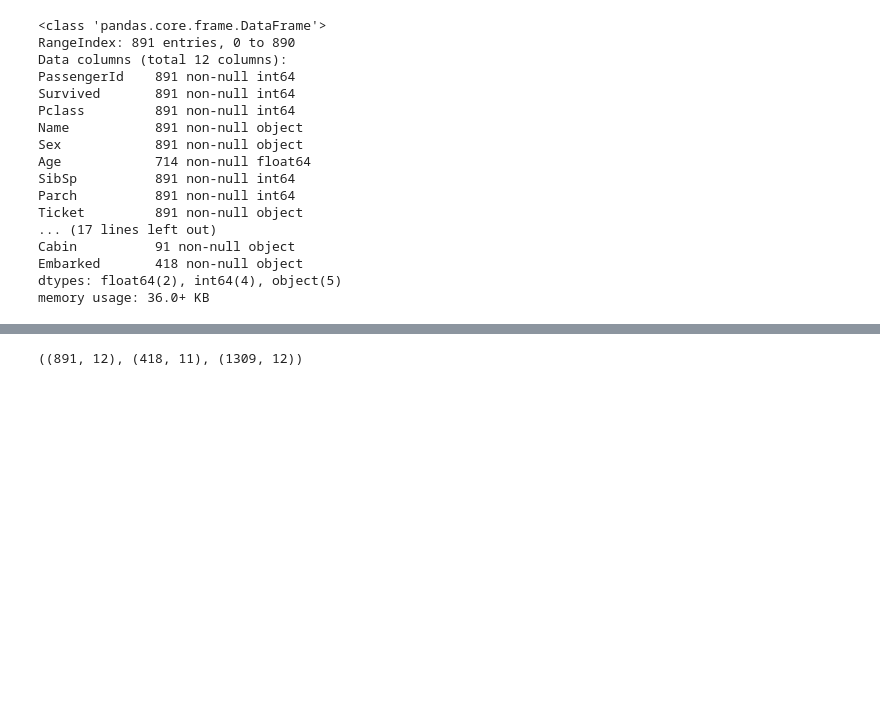
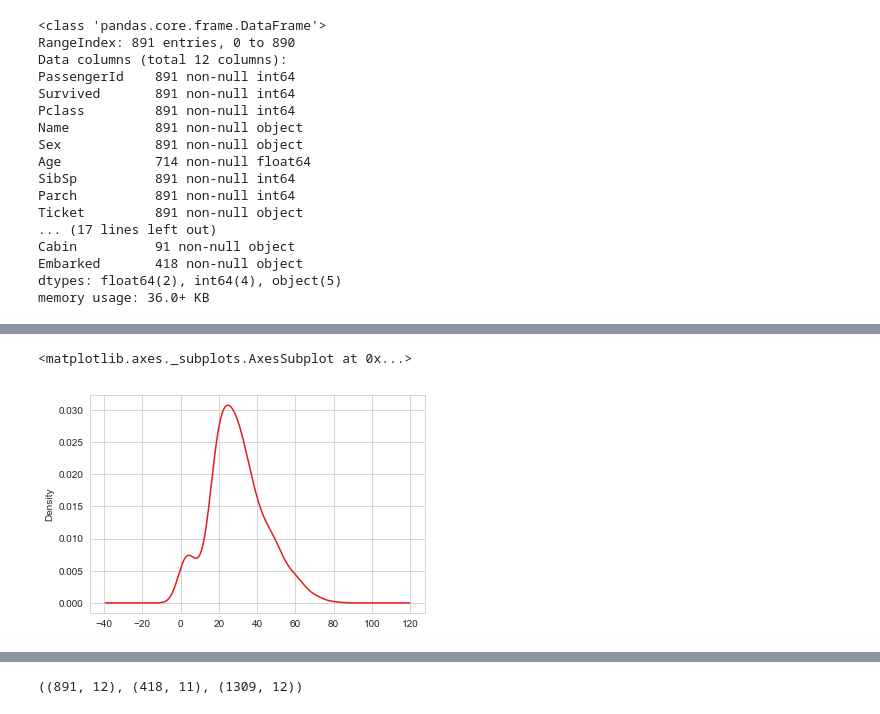
Before and after one commit to AutuanLiu/Kaggle-Compettions, a Jupyter notebook: Titanic/data pre-processing.ipynb, the cells around one changed output, grey strips where cells are left out. Cells and saved outputs as stored; diff of their text form; code cells hidden in the pictures; blank space fills up the shorter version.

```diff
--- a/Titanic/data pre-processing.ipynb
+++ b/Titanic/data pre-processing.ipynb
@@ -87,0 +146,5 @@ memory usage: 36.0+ KB
+# %%
+train_data.Age.plot(kind='kde')
+# %% [output]
+<matplotlib.axes._subplots.AxesSubplot at 0x...>
+[figure, added]
```
Also changed, not shown: parts of 29 cells of this notebook, 3 other files.
